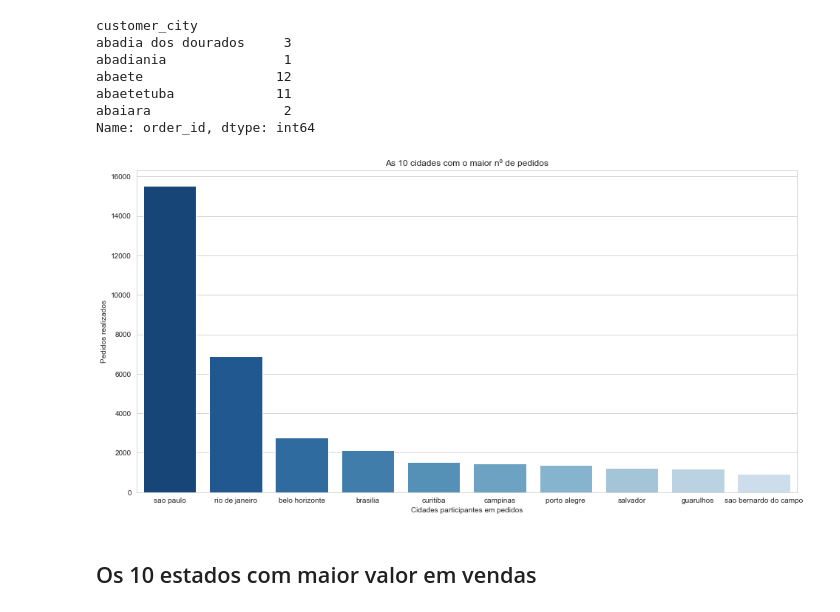
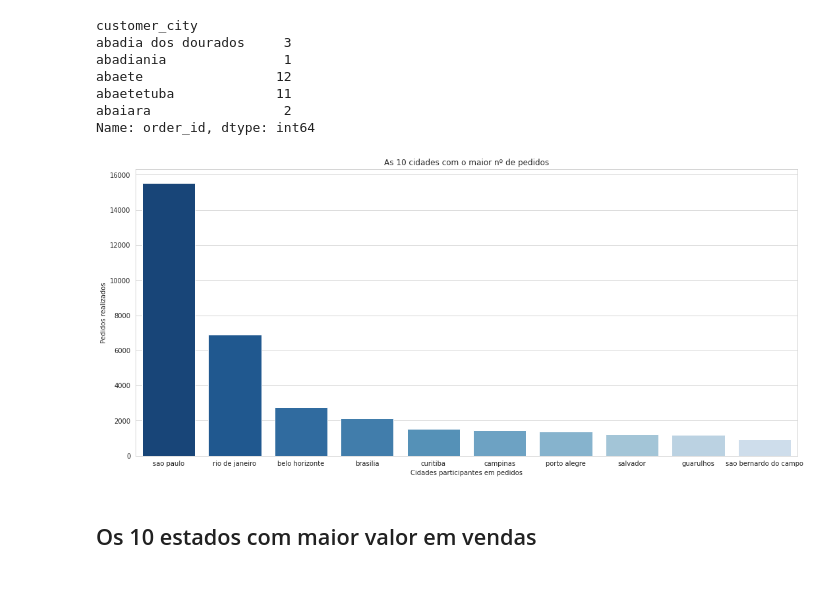
Before and after one commit to itimes-digital/olist_analise, a Jupyter notebook: olist_analise_de_negocio.ipynb, the cells around one changed output. Cells and saved outputs as stored; diff of their text form; code cells hidden in the pictures; blank space fills up the shorter version.

```diff
--- a/olist_analise_de_negocio.ipynb
+++ b/olist_analise_de_negocio.ipynb
@@ -1037,24 +1011,24 @@ Name: order_id, dtype: int64
 # %%
 sns.set_style("whitegrid")
 
-plt.figure(figsize=(16,8))
+plt.figure(figsize=(18,8))
 plt.title("As 10 cidades com o maior nº de pedidos")
 
 ds_cidade_pedidos = ds_cidade_pedidos.sort_values(ascending=False)
 
 ds_cidade_pedidos = ds_cidade_pedidos.iloc[0:10]
 
 sns.barplot(x=ds_cidade_pedidos.index,
             y=ds_cidade_pedidos.values,
             palette=sns.color_palette("Blues_r", n_colors=len(ds_cidade_pedidos) + 2)).set(
     xlabel='Cidades participantes em pedidos',
     ylabel='Pedidos realizados'
 )
 locs, labels = plt.xticks()
 plt.setp(labels, rotation=0, horizontalalignment='center')
 plt.show()
 # %% [output]
-[figure, old version]
+[figure, new version]
 # %% [markdown]
 ## Os 10 estados com maior valor em vendas
 # %%
```
Also changed, not shown: parts of 71 cells of this notebook.
